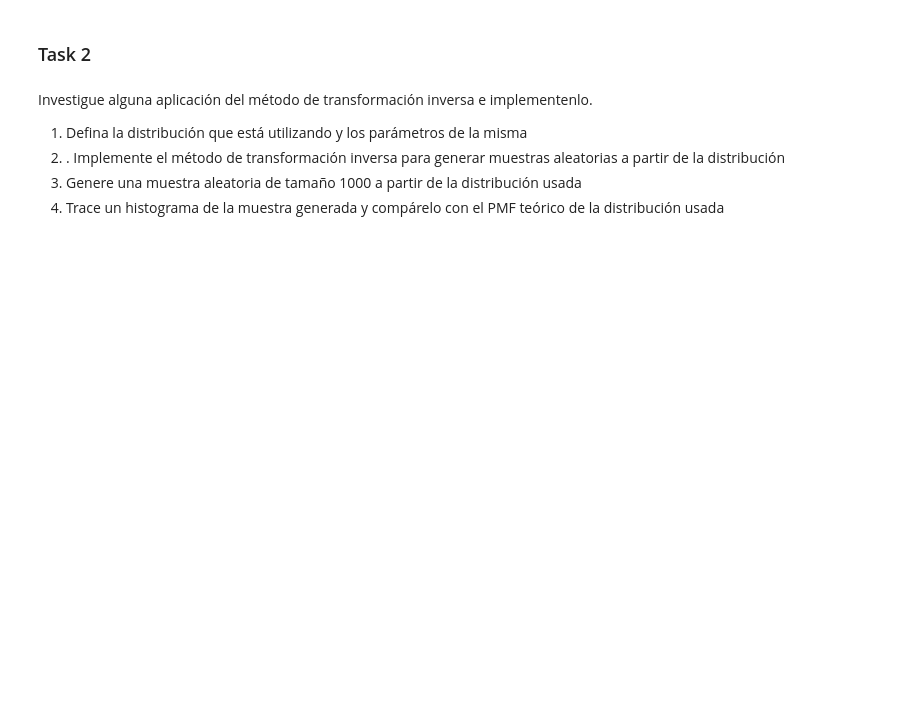
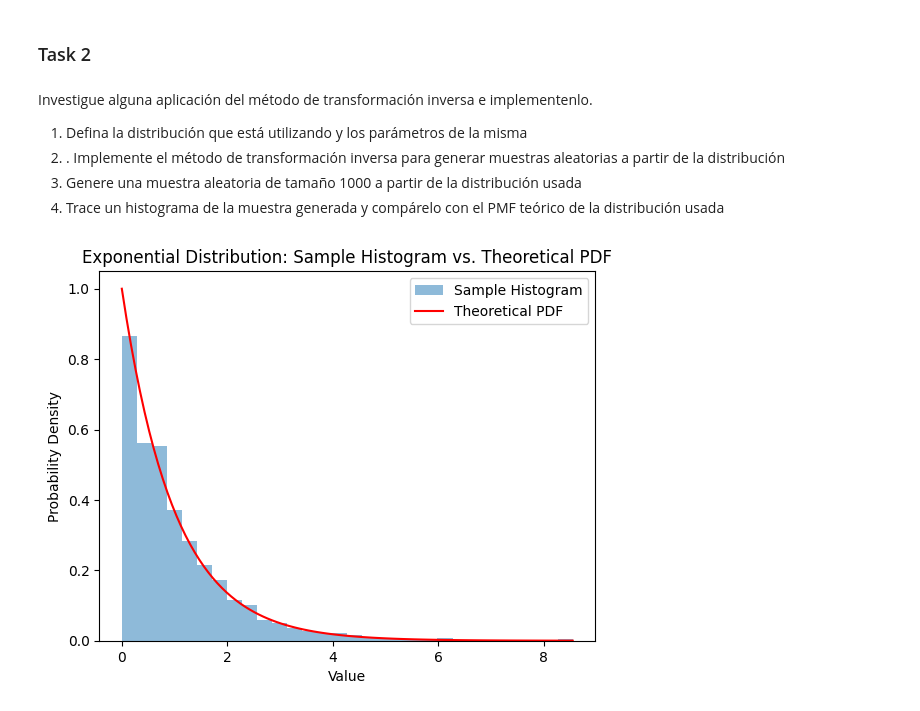
Before and after one commit to bl33h/discreteRandomVariateGeneration, a Jupyter notebook: src/lab4.ipynb, the cells around one changed output. Drawn from its saved outputs; the diff is of its cells as text; code cells hidden in the pictures; blank space fills up the shorter version.

```diff
--- a/src/lab4.ipynb
+++ b/src/lab4.ipynb
@@ -116,3 +115,33 @@ Investigue alguna aplicación del método de transformación inversa e implement
 distribución
 3. Genere una muestra aleatoria de tamaño 1000 a partir de la distribución usada
 4. Trace un histograma de la muestra generada y compárelo con el PMF teórico de la distribución usada
+# %%
+def generateExponential(lambdaParam, size=1):
+    # generate uniform random numbers between 0 and 1
+    U = np.random.uniform(0, 1, size)
+
+    # apply the inverse transform method for the exponential distribution
+    X = -np.log(U) / lambdaParam
+    return X
+
+def plotHistogramAndPdf(samples, lambdaParam):
+    # calculate the histogram
+    plt.hist(samples, bins=30, density=True, alpha=0.5, label='Sample Histogram')
+    x = np.linspace(0, max(samples), 100)
+    pdf = lambdaParam * np.exp(-lambdaParam * x)
+
+    plt.plot(x, pdf, 'r-', label='Theoretical PDF')
+    plt.title('Exponential Distribution: Sample Histogram vs. Theoretical PDF')
+    plt.xlabel('Value')
+    plt.ylabel('Probability Density')
+    plt.legend()
+    plt.show()
+
+# lambda parameter for the exponential distribution and random sample generation
+lambdaParam = 1.0
+samples = generateExponential(lambdaParam, 1000)
+
+# plot the histogram and compare with the theoretical PDF
+plotHistogramAndPdf(samples, lambdaParam)
+# %% [output]
+[figure, added]
```
Also changed, not shown: parts of 1 cell of this notebook.
